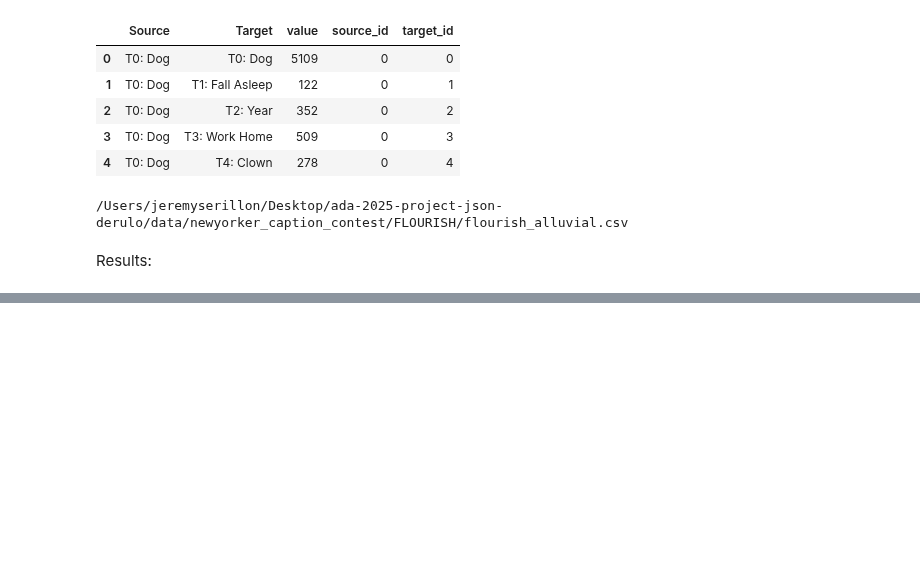
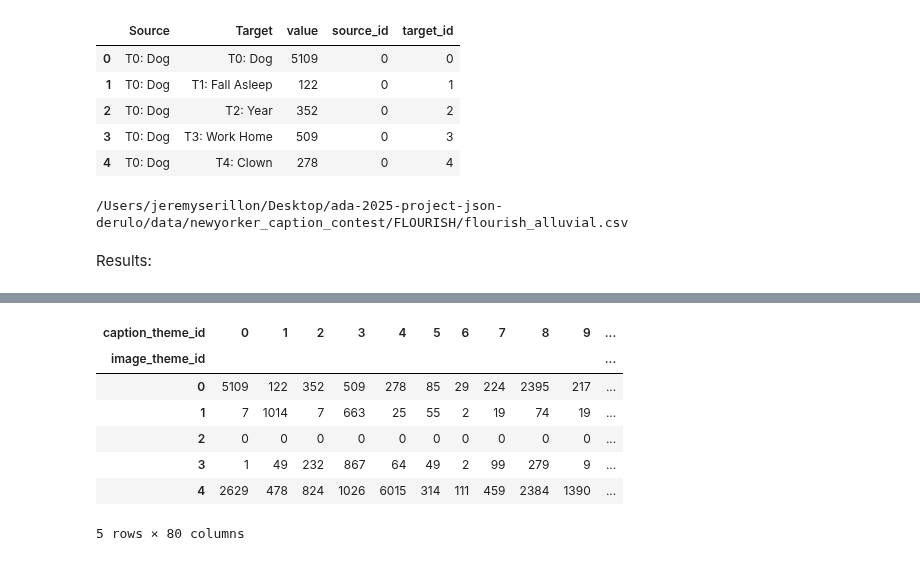
Before and after one commit to epfl-ada/ada-2025-project-json-derulo, a Jupyter notebook: src/Jeremy/plots_themes.ipynb, the cells around one changed output, grey strips where cells are left out. Saved outputs shown, nothing was run; the diff lists cells and outputs as text; code cells hidden in the pictures; blank space fills up the shorter version.

```diff
--- a/src/Jeremy/plots_themes.ipynb
+++ b/src/Jeremy/plots_themes.ipynb
@@ -43,9 +49,7 @@ def load_csv(csv_path: Path, expected_cols) -> pd.DataFrame:
     return df
 # %%
 # load all content with themes extraction csv
-doc_cols = ["doc_id", "contest_id", "kind", "text", "clean_text", "rank", "mean", "precision",
-            "votes", "not_funny", "somewhat_funny", "funny", "theme_id", "theme_label"]
-df_doc = load_csv(DOCS_PATH, expected_cols=doc_cols)
+df_doc = p3_util.load_docs_with_theme_csv(DOCS_PATH)
 df_doc.head()
 # %% [output]
 |  | doc_id | contest_id | kind | text | clean_text | rank | mean | precision | votes | not_funny | ... |
@@ -54,3 +58,15 @@ df_doc.head()
 | 2 | caption_510_1 | 510 | caption | I'm what they mean when they say,... | mean middle class step | 1.0 | 1.842105 | 0.191381 | 19.0 | 8.0 | ... |
 | 3 | caption_510_2 | 510 | caption | Does this suit make me look flat? | suit look flat | 2.0 | 1.711111 | 0.112915 | 45.0 | 21.0 | ... |
 | 4 | caption_510_3 | 510 | caption | When the right woman comes along,... | right woman come know | 3.0 | 1.625000 | 0.116657 | 32.0 | 15.0 | ... |
+# %%
+# load generated label dictionary csv
+gen_labels_cols = ["caption_id", "gen_label"]
+df_tfidf = load_csv(GEN_LABELS_PATH, expected_cols=gen_labels_cols)
+
+# rename 'caption_id' into 'theme_id' for clarity
+df_tfidf = df_tfidf.rename(columns={"caption_id": "theme_id"})
+
+# add generated labels to df_doc by matching on 'theme_id'
+df_doc = df_doc.merge(df_tfidf, on="theme_id", how="left")
+
+df_doc.head()
@@ -214,0 +299,13 @@ HTML("""
+# %%
+doc_matrix_df = p3_util.build_theme_id_matrix(df_doc, matrix_value="count")
+
+doc_matrix_df.head()
+# %% [output]
+| caption_theme_id | 0 | 1 | 2 | 3 | 4 | 5 | 6 | 7 | 8 | 9 | ... |
+| image_theme_id |  |  |  |  |  |  |  |  |  |  | ... |
+| 0 | 5109 | 122 | 352 | 509 | 278 | 85 | 29 | 224 | 2395 | 217 | ... |
+| 1 | 7 | 1014 | 7 | 663 | 25 | 55 | 2 | 19 | 74 | 19 | ... |
+| 2 | 0 | 0 | 0 | 0 | 0 | 0 | 0 | 0 | 0 | 0 | ... |
+| 3 | 1 | 49 | 232 | 867 | 64 | 49 | 2 | 99 | 279 | 9 | ... |
+| 4 | 2629 | 478 | 824 | 1026 | 6015 | 314 | 111 | 459 | 2384 | 1390 | ... |
+5 rows × 80 columns
```
Also changed, not shown: parts of 13 cells of this notebook, 1 other file.
